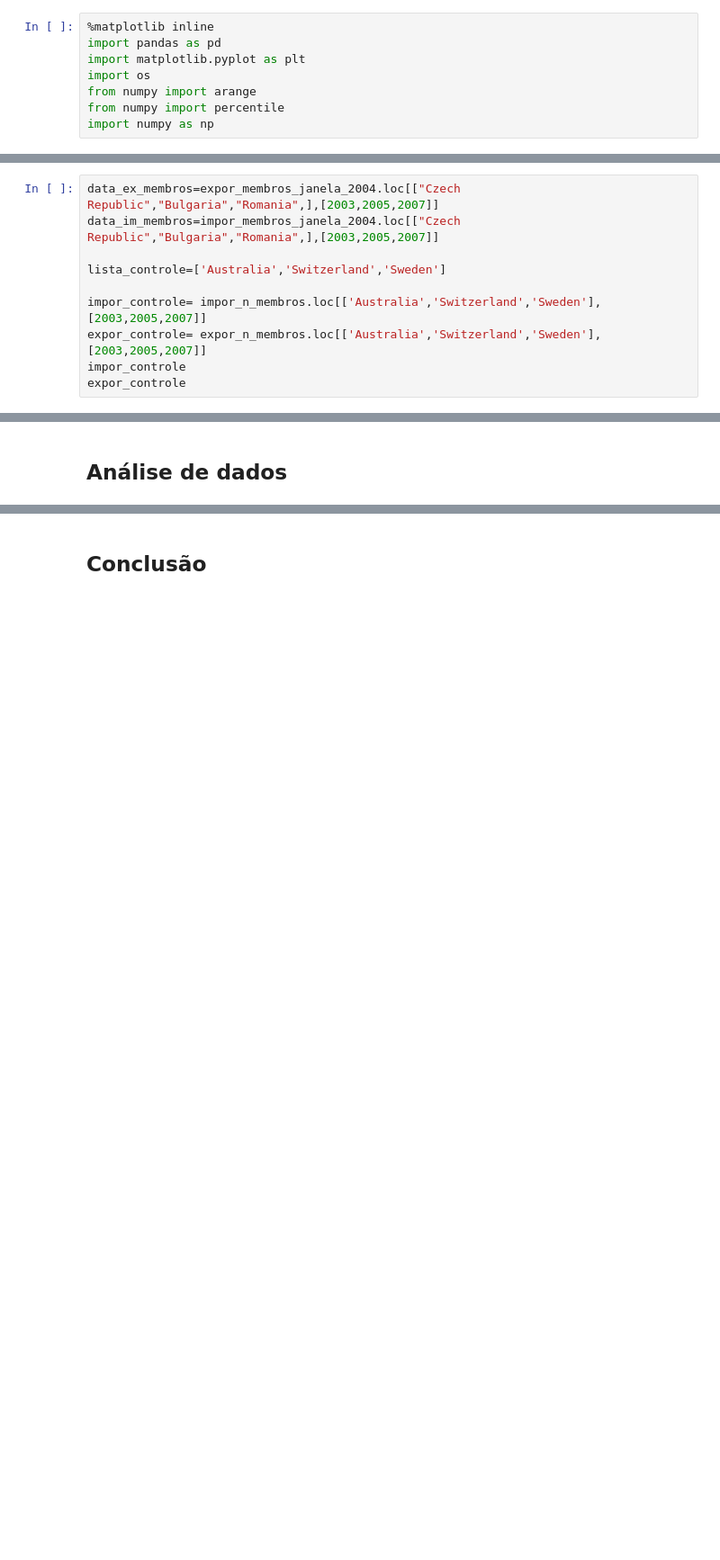
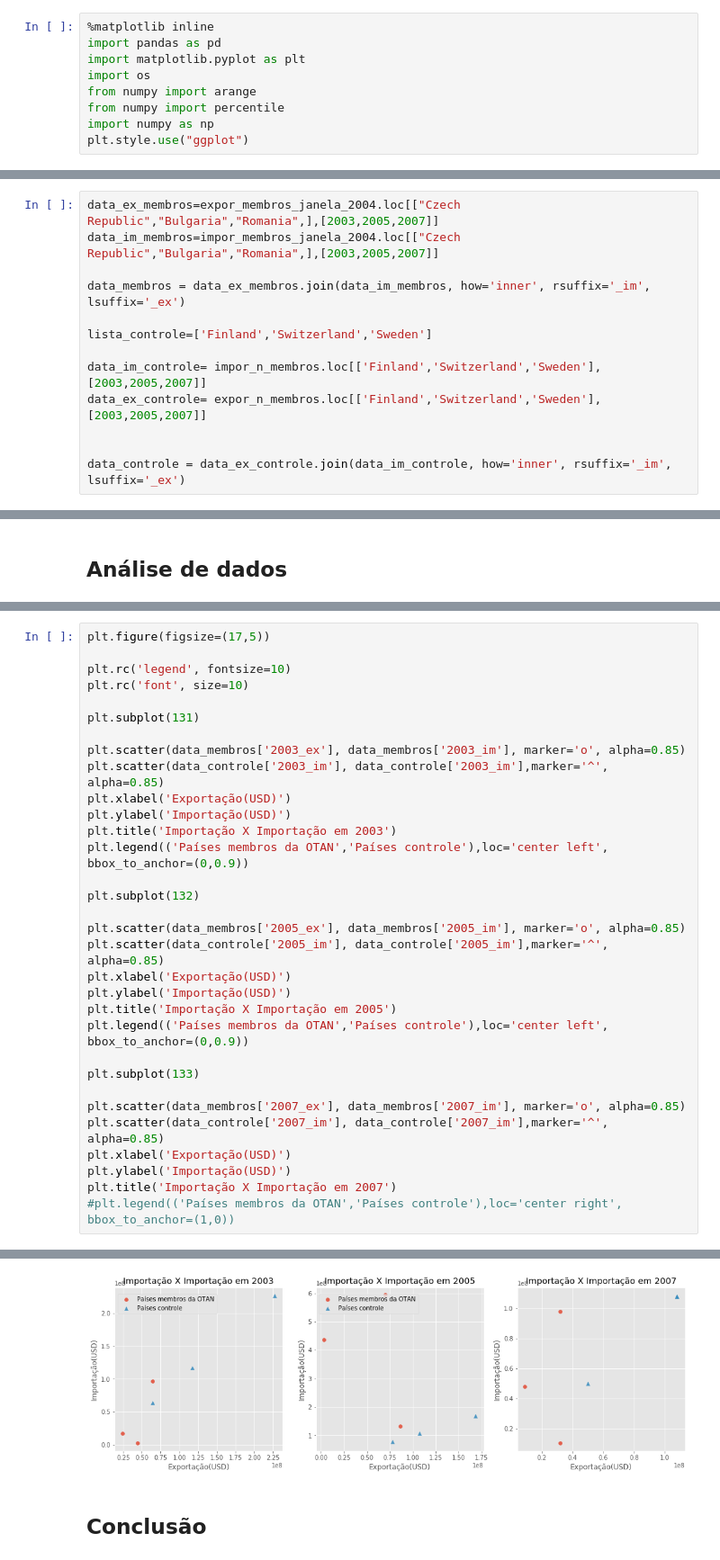
Before and after one commit to VergaraC/Ciencia_dos_dados_P1, a Jupyter notebook: P1-Victor_Vergara.ipynb, the cells around one changed output, grey strips where cells are left out. Shown at 90% size. Saved outputs shown, nothing was run; the diff lists cells and outputs as text; blank space fills up the shorter version.

```diff
--- a/P1-Victor_Vergara.ipynb
+++ b/P1-Victor_Vergara.ipynb
@@ -38,6 +38,7 @@ import os
 from numpy import arange
 from numpy import percentile
 import numpy as np
+plt.style.use("ggplot")
 # %%
 #Leitura dos excel
 expor = pd.read_excel("Arms_exports.xlsx")
@@ -126,9 +126,12 @@ impor_membros_janela_2004
 data_ex_membros=expor_membros_janela_2004.loc[["Czech Republic","Bulgaria","Romania",],[2003,2005,2007]]
 data_im_membros=impor_membros_janela_2004.loc[["Czech Republic","Bulgaria","Romania",],[2003,2005,2007]]
 
-lista_controle=['Australia','Switzerland','Sweden']
+data_membros = data_ex_membros.join(data_im_membros, how='inner', rsuffix='_im', lsuffix='_ex')
 
-impor_controle= impor_n_membros.loc[['Australia','Switzerland','Sweden'],[2003,2005,2007]]
-expor_controle= expor_n_membros.loc[['Australia','Switzerland','Sweden'],[2003,2005,2007]]
-impor_controle
-expor_controle
+lista_controle=['Finland','Switzerland','Sweden']
+
+data_im_controle= impor_n_membros.loc[['Finland','Switzerland','Sweden'],[2003,2005,2007]]
+data_ex_controle= expor_n_membros.loc[['Finland','Switzerland','Sweden'],[2003,2005,2007]]
+
+
+data_controle = data_ex_controle.join(data_im_controle, how='inner', rsuffix='_im', lsuffix='_ex')
@@ -168,0 +157,33 @@ data_ex_membros
+# %%
+plt.figure(figsize=(17,5))
+
+plt.rc('legend', fontsize=10)
+plt.rc('font', size=10)
+
+plt.subplot(131)
+
+plt.scatter(data_membros['2003_ex'], data_membros['2003_im'], marker='o', alpha=0.85)
+plt.scatter(data_controle['2003_im'], data_controle['2003_im'],marker='^', alpha=0.85)
+plt.xlabel('Exportação(USD)')
+plt.ylabel('Importação(USD)')
+plt.title('Importação X Importação em 2003')
+plt.legend(('Países membros da OTAN','Países controle'),loc='center left', bbox_to_anchor=(0,0.9))
+
+plt.subplot(132)
+
+plt.scatter(data_membros['2005_ex'], data_membros['2005_im'], marker='o', alpha=0.85)
+plt.scatter(data_controle['2005_im'], data_controle['2005_im'],marker='^', alpha=0.85)
+plt.xlabel('Exportação(USD)')
+plt.ylabel('Importação(USD)')
+plt.title('Importação X Importação em 2005')
+plt.legend(('Países membros da OTAN','Países controle'),loc='center left', bbox_to_anchor=(0,0.9))
+
+plt.subplot(133)
+
+plt.scatter(data_membros['2007_ex'], data_membros['2007_im'], marker='o', alpha=0.85)
+plt.scatter(data_controle['2007_im'], data_controle['2007_im'],marker='^', alpha=0.85)
+plt.xlabel('Exportação(USD)')
+plt.ylabel('Importação(USD)')
+plt.title('Importação X Importação em 2007')
+#plt.legend(('Países membros da OTAN','Países controle'),loc='center right', bbox_to_anchor=(1,0))
+# %% [output]
@@ -169,2 +191,3 @@ data_ex_membros
+[figure, added]
 # %% [markdown]
 ## Conclusão
```
Also changed, not shown: parts of 8 cells of this notebook.
